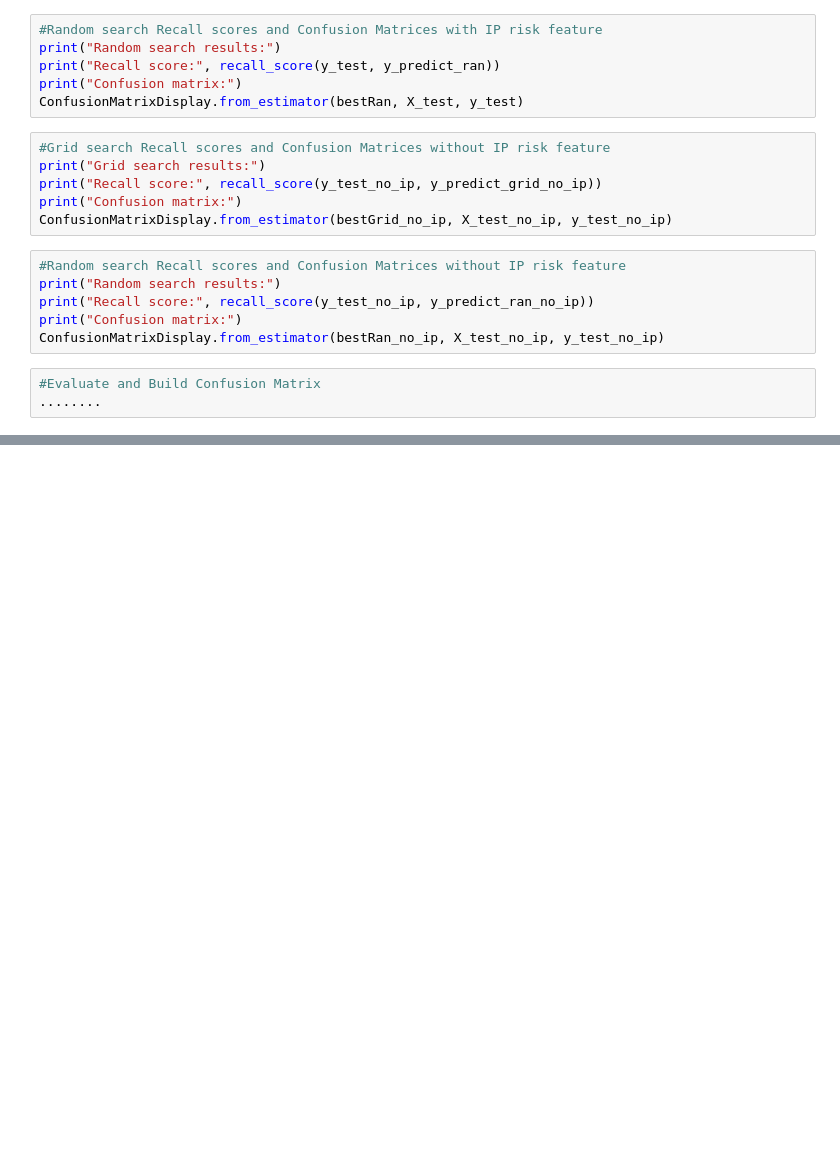
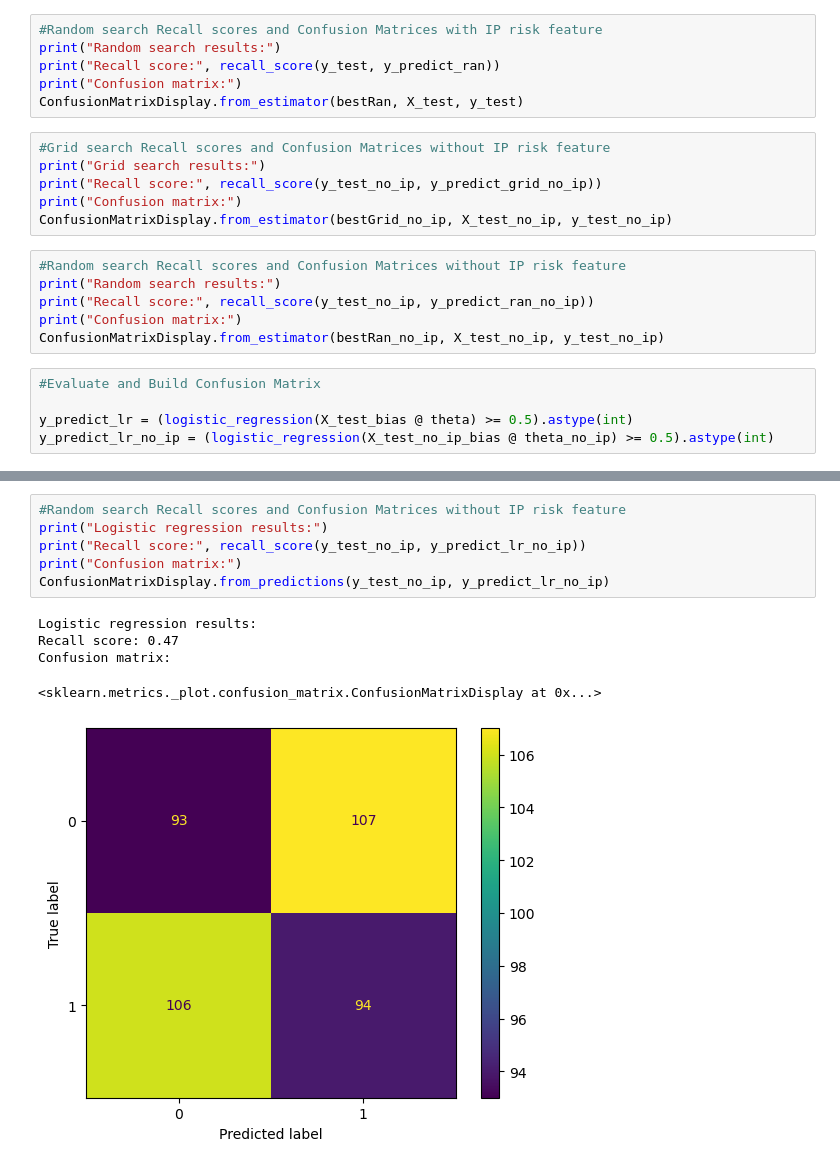
Before and after one commit to abhikcshil/CIS4930ML_Group_Project, a Jupyter notebook: Team Project.ipynb, the cells around one changed output, grey strips where cells are left out. Saved outputs shown, nothing was run; the diff lists cells and outputs as text; blank space fills up the shorter version.

```diff
--- a/Team Project.ipynb
+++ b/Team Project.ipynb
@@ -624,4 +631,6 @@ print("Confusion matrix:")
 ConfusionMatrixDisplay.from_estimator(bestRan_no_ip, X_test_no_ip, y_test_no_ip)
 # %%
 #Evaluate and Build Confusion Matrix
-........
+
+y_predict_lr = (logistic_regression(X_test_bias @ theta) >= 0.5).astype(int)
+y_predict_lr_no_ip = (logistic_regression(X_test_no_ip_bias @ theta_no_ip) >= 0.5).astype(int)
@@ -627,0 +646,12 @@ ConfusionMatrixDisplay.from_estimator(bestRan_no_ip, X_test_no_ip, y_test_no_ip)
+# %%
+#Random search Recall scores and Confusion Matrices without IP risk feature
+print("Logistic regression results:")
+print("Recall score:", recall_score(y_test_no_ip, y_predict_lr_no_ip))
+print("Confusion matrix:")
+ConfusionMatrixDisplay.from_predictions(y_test_no_ip, y_predict_lr_no_ip)
+# %% [output]
+Logistic regression results:
+Recall score: 0.47
+Confusion matrix:
+<sklearn.metrics._plot.confusion_matrix.ConfusionMatrixDisplay at 0x...>
+[figure, added]
```
Also changed, not shown: parts of 4 cells of this notebook.
